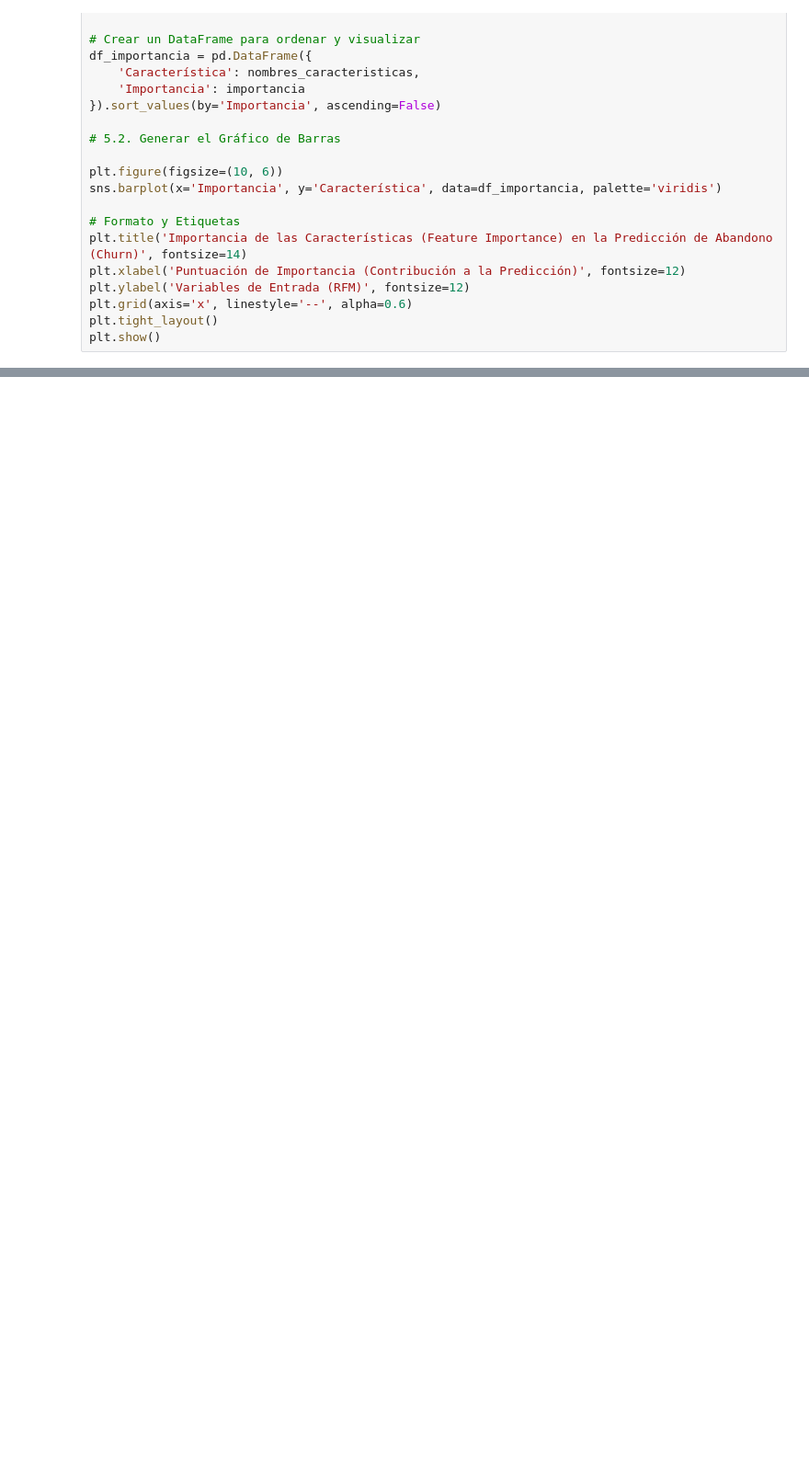
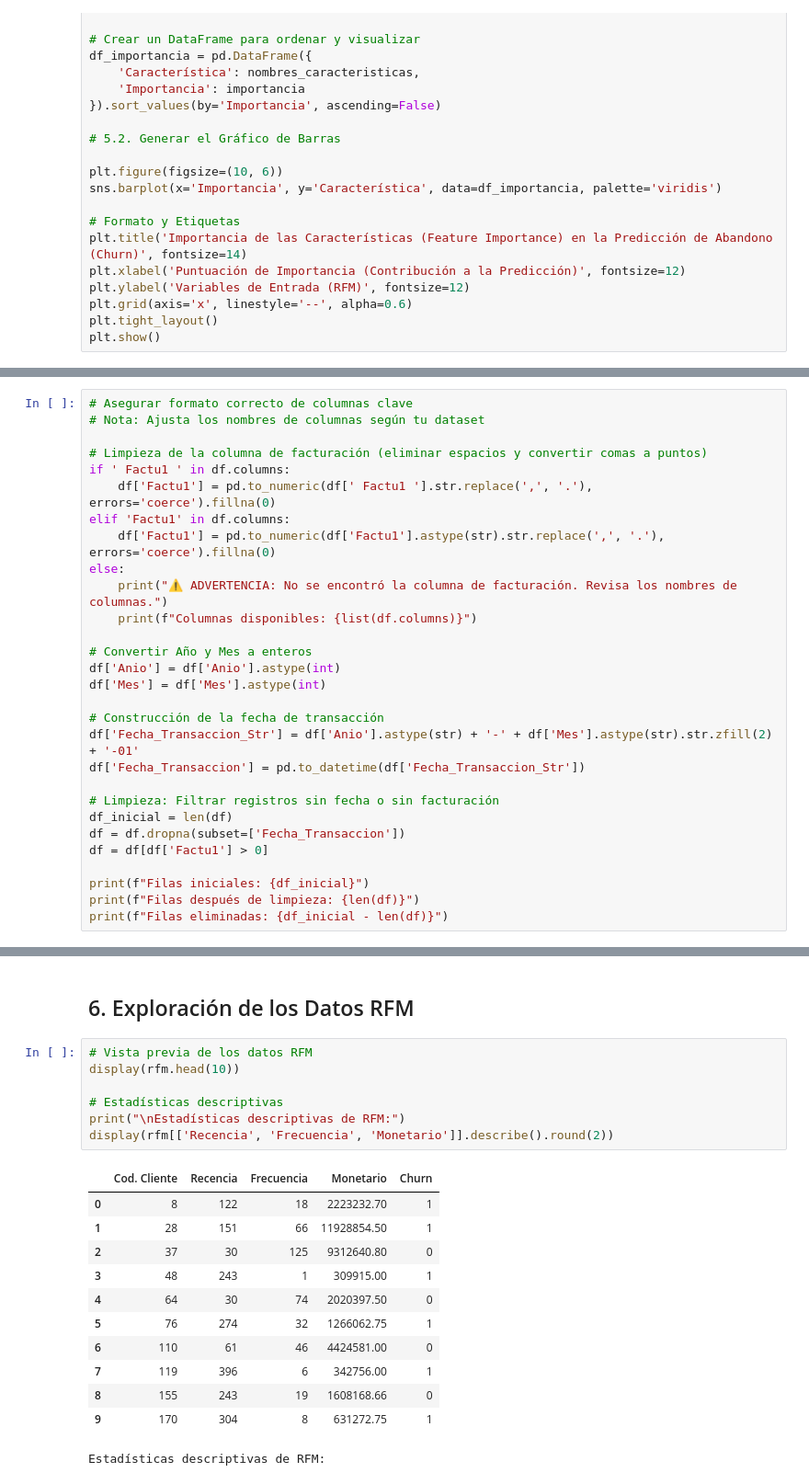
Before and after one commit to nataliaagustinare/Trabajo-final---Natalia-Re---Vinos, a Jupyter notebook: Segunda-Entrega/ProyectoDS_Partel__Re.ipynb, the cells around one changed output, grey strips where cells are left out. Shown at 92% size. Drawn from its saved outputs; the diff is of its cells as text; blank space fills up the shorter version.

```diff
--- a/Segunda-Entrega/ProyectoDS_Partel__Re.ipynb
+++ b/Segunda-Entrega/ProyectoDS_Partel__Re.ipynb
@@ -591,0 +668,29 @@ plt.show()
+# %%
+# Asegurar formato correcto de columnas clave
+# Nota: Ajusta los nombres de columnas según tu dataset
+
+# Limpieza de la columna de facturación (eliminar espacios y convertir comas a puntos)
+if ' Factu1 ' in df.columns:
+    df['Factu1'] = pd.to_numeric(df[' Factu1 '].str.replace(',', '.'), errors='coerce').fillna(0)
+elif 'Factu1' in df.columns:
+    df['Factu1'] = pd.to_numeric(df['Factu1'].astype(str).str.replace(',', '.'), errors='coerce').fillna(0)
+else:
+    print("⚠️ ADVERTENCIA: No se encontró la columna de facturación. Revisa los nombres de columnas.")
+    print(f"Columnas disponibles: {list(df.columns)}")
+
+# Convertir Año y Mes a enteros
+df['Anio'] = df['Anio'].astype(int)
+df['Mes'] = df['Mes'].astype(int)
+
+# Construcción de la fecha de transacción
+df['Fecha_Transaccion_Str'] = df['Anio'].astype(str) + '-' + df['Mes'].astype(str).str.zfill(2) + '-01'
+df['Fecha_Transaccion'] = pd.to_datetime(df['Fecha_Transaccion_Str'])
+
+# Limpieza: Filtrar registros sin fecha o sin facturación
+df_inicial = len(df)
+df = df.dropna(subset=['Fecha_Transaccion'])
+df = df[df['Factu1'] > 0]
+
+print(f"Filas iniciales: {df_inicial}")
+print(f"Filas después de limpieza: {len(df)}")
+print(f"Filas eliminadas: {df_inicial - len(df)}")
@@ -591,0 +790,22 @@ plt.show()
+# %% [markdown]
+## 6. Exploración de los Datos RFM
+# %%
+# Vista previa de los datos RFM
+display(rfm.head(10))
+
+# Estadísticas descriptivas
+print("\nEstadísticas descriptivas de RFM:")
+display(rfm[['Recencia', 'Frecuencia', 'Monetario']].describe().round(2))
+# %% [output]
+|  | Cod. Cliente | Recencia | Frecuencia | Monetario | Churn |
+| 0 | 8 | 122 | 18 | 2223232.70 | 1 |
+| 1 | 28 | 151 | 66 | 11928854.50 | 1 |
+| 2 | 37 | 30 | 125 | 9312640.80 | 0 |
+| 3 | 48 | 243 | 1 | 309915.00 | 1 |
+| 4 | 64 | 30 | 74 | 2020397.50 | 0 |
+| 5 | 76 | 274 | 32 | 1266062.75 | 1 |
+| 6 | 110 | 61 | 46 | 4424581.00 | 0 |
+| 7 | 119 | 396 | 6 | 342756.00 | 1 |
+| 8 | 155 | 243 | 19 | 1608168.66 | 0 |
+| 9 | 170 | 304 | 8 | 631272.75 | 1 |
+Estadísticas descriptivas de RFM:
```
Also changed, not shown: parts of 28 cells of this notebook.
